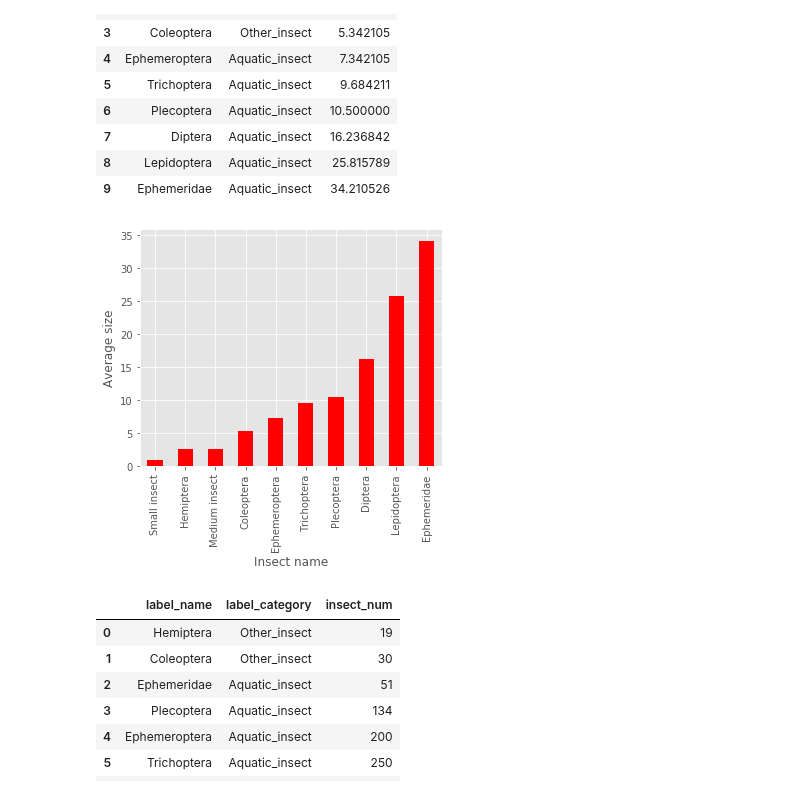
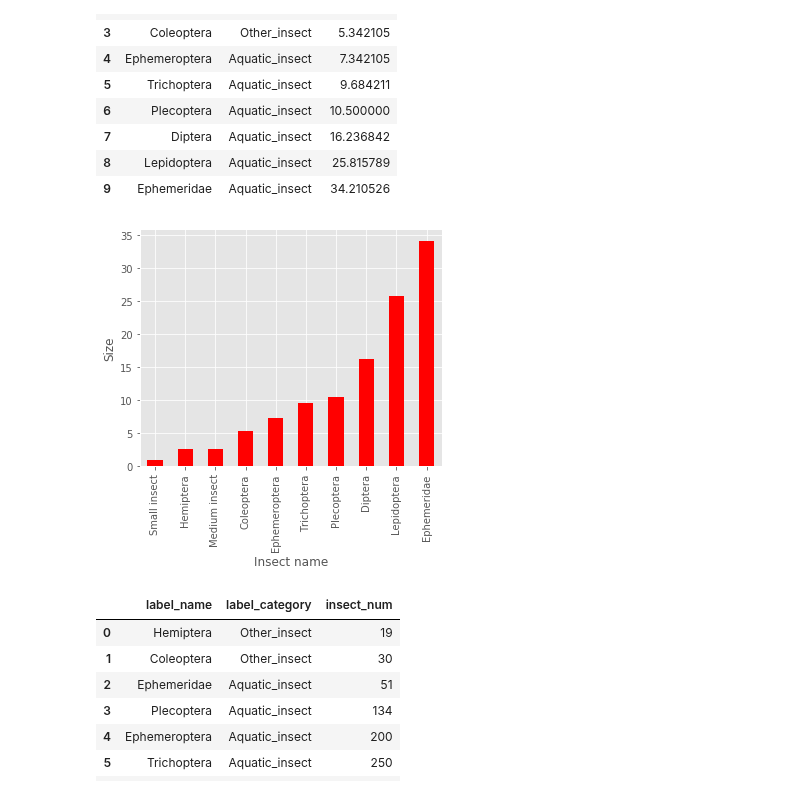
Before and after one commit to keiiti975/Insect_Phenology_Detector, a Jupyter notebook: result/classification/visualize_annotation/visualize_annotation.ipynb, the cells around one changed output. Drawn from its saved outputs; the diff is of its cells as text; code cells hidden in the pictures.

Commit message:
remake average_size.png

```diff
--- a/result/classification/visualize_annotation/visualize_annotation.ipynb
+++ b/result/classification/visualize_annotation/visualize_annotation.ipynb
@@ -120,12 +120,12 @@ size_df
 # %%
 plt.rcParams['figure.figsize'] = (5,5)
 size_df.plot(kind="bar", x="label_name", y="insect_size", legend=False, color="red")
 plt.xlabel("Insect name")
-plt.ylabel("Average size")
+plt.ylabel("Size")
 plt.tight_layout()
 plt.savefig("/home/tanida/デスクトップ/git/Insect_Phenology_Detector/result/classification/visualize_annotation/average_size.png")
 # %% [output]
-[figure, old version]
+[figure, new version]
 # %%
 num_sorted_idx = np.argsort(insect_num, axis=0)
 num_sorted_insect_num = insect_num[num_sorted_idx]
```
Also changed, not shown: 1 other file.
